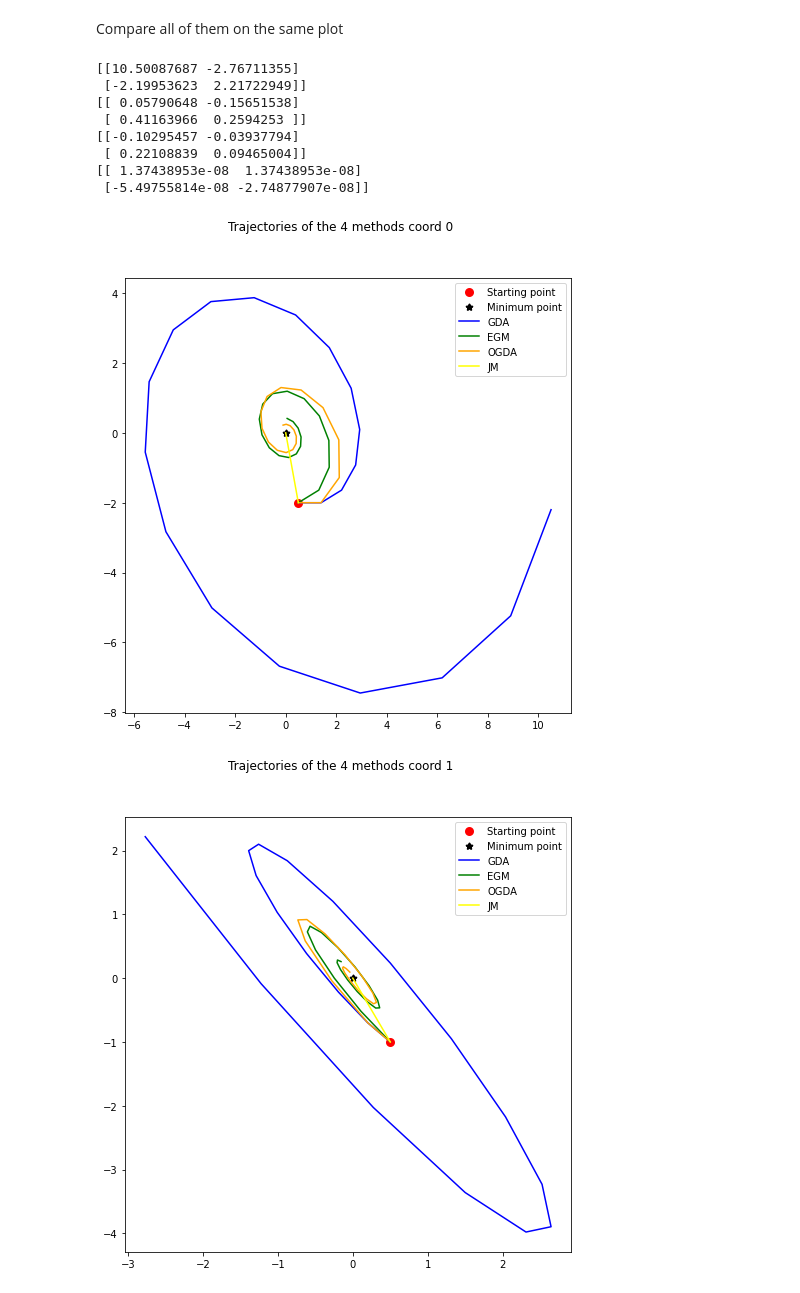
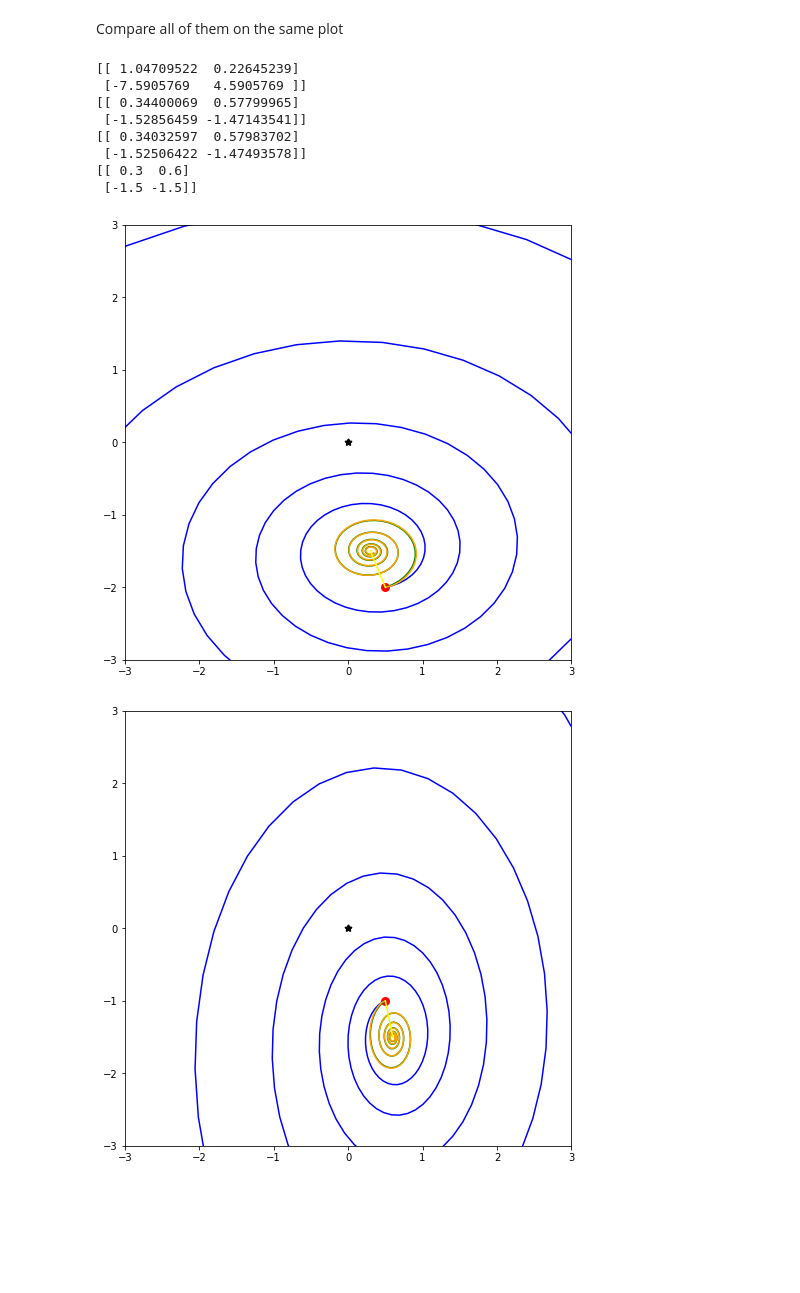
Before and after one commit to jkasalt/ganz_OptML, a Jupyter notebook: notebook_xAy.ipynb, the cells around one changed output. Cells and saved outputs as stored; diff of their text form; code cells hidden in the pictures; blank space fills up the shorter version.

```diff
--- a/notebook_xAy.ipynb
+++ b/notebook_xAy.ipynb
@@ -131,8 +142,8 @@ def EGM(A, z0, gamma, max_iters, plot = True):
 
     return points, update_directions
 # %%
-gamma = 0.3
-max_iters = 100
+gamma = 0.1
+max_iters = 500
 
 points, update_directions = EGM(A, z0, gamma, max_iters)
 # %% [output]
@@ -180,8 +191,8 @@ def OGDA(A, z0, gamma, max_iters, plot = True):
 
     return points, update_directions
 # %%
-gamma = 0.3
-max_iters = 100
+gamma = 0.1
+max_iters = 500
 
 points, update_directions = OGDA(A, z0, gamma, max_iters)
 # %% [output]
@@ -222,8 +233,8 @@ def JM(A, z0, gamma, max_iters, plot = True):
 
     return points, update_directions
 # %%
-gamma = 0.3
-max_iters = 100
+gamma = 0.1
+max_iters = 500
 
 points, update_directions = JM(A, z0, gamma, max_iters)
 # %% [output]
@@ -234,7 +245,7 @@ points, update_directions = JM(A, z0, gamma, max_iters)
 # %% [markdown]
 Compare all of them on the same plot
 # %%
-def compare_all_methods(A, z0, gamma, max_iters):
+def compare_all_methods(A, z0, gamma, max_iters, legend=True):
     z_gda, updts_gda = GDA(A, z0, gamma, max_iters, False)
     z_egm, updts_egm = EGM(A, z0, gamma, max_iters, False)
     z_ogda, updts_ogda = OGDA(A, z0, gamma, max_iters, False)
@@ -256,21 +267,25 @@ def compare_all_methods(A, z0, gamma, max_iters):
             plt.rcParams["figure.figsize"] = (8,8)
             plt.plot(xs, ys, color = colors[i], label = f'{titles[i]}')
 
-        plt.legend(loc = 'upper right')
-        plt.suptitle(f'Trajectories of the 4 methods coord {n}')
+        lim = 3
+        plt.xlim(-lim,lim)
+        plt.ylim(-lim,lim)
+        if legend:
+            plt.legend(loc = 'upper right')
+            plt.suptitle(f'Trajectories of the 4 methods coord {n}')
         plt.show()
 # %%
-gamma = 0.3
-max_iters = 20
-compare_all_methods(A, z0, gamma, max_iters)
+gamma = 0.1
+max_iters = 200
+compare_all_methods(A, z0, gamma, max_iters, legend=False)
 # %% [output]
-[[10.50087687 -2.76711355]
- [-2.19953623  2.21722949]]
-[[ 0.05790648 -0.15651538]
- [ 0.41163966  0.2594253 ]]
-[[-0.10295457 -0.03937794]
- [ 0.22108839  0.09465004]]
-[[ 1.37438953e-08  1.37438953e-08]
- [-5.49755814e-08 -2.74877907e-08]]
+[[ 1.04709522  0.22645239]
+ [-7.5905769   4.5905769 ]]
+[[ 0.34400069  0.57799965]
+ [-1.52856459 -1.47143541]]
+[[ 0.34032597  0.57983702]
+ [-1.52506422 -1.47493578]]
+[[ 0.3  0.6]
+ [-1.5 -1.5]]
-[figure, old version]
+[figure, new version]
-[figure, old version]
+[figure, new version]
```
Also changed, not shown: parts of 13 cells of this notebook.
